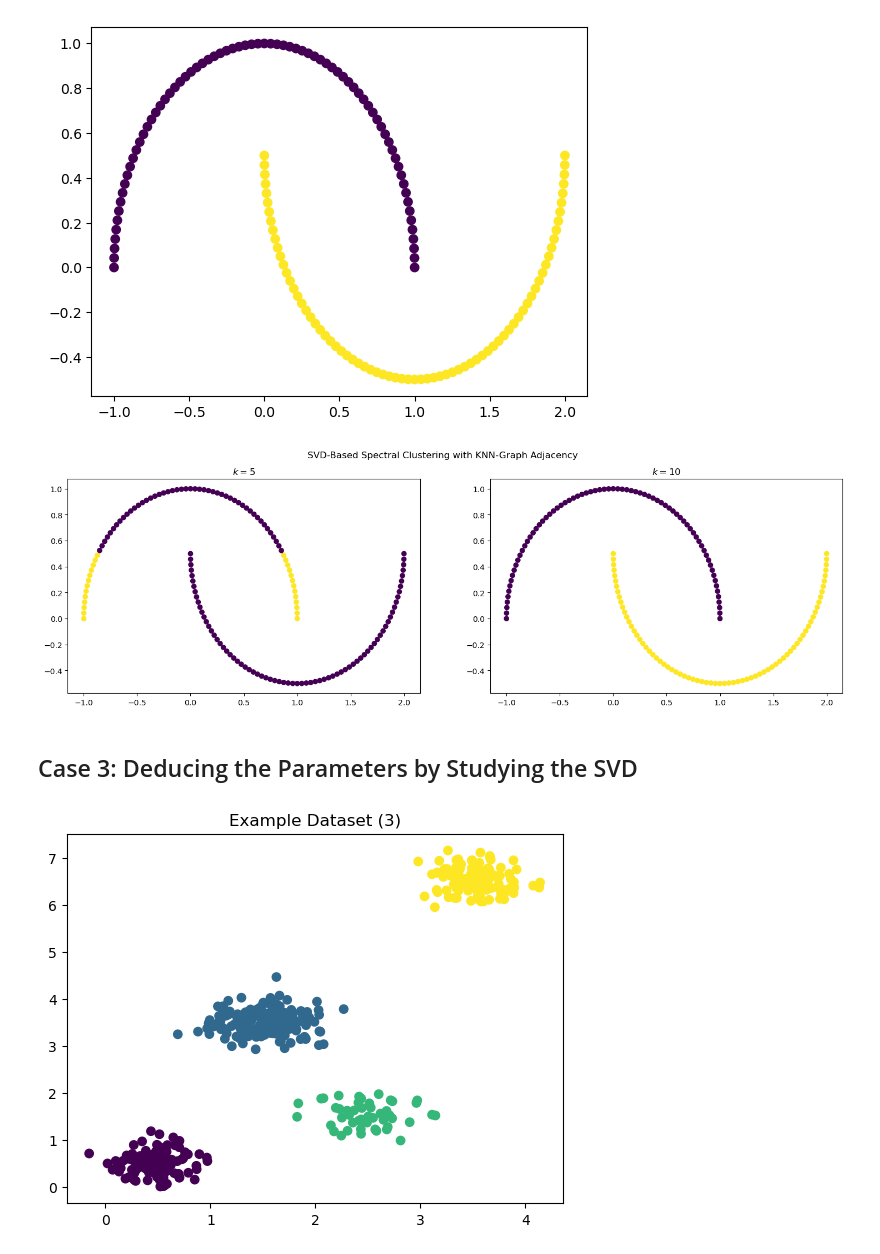
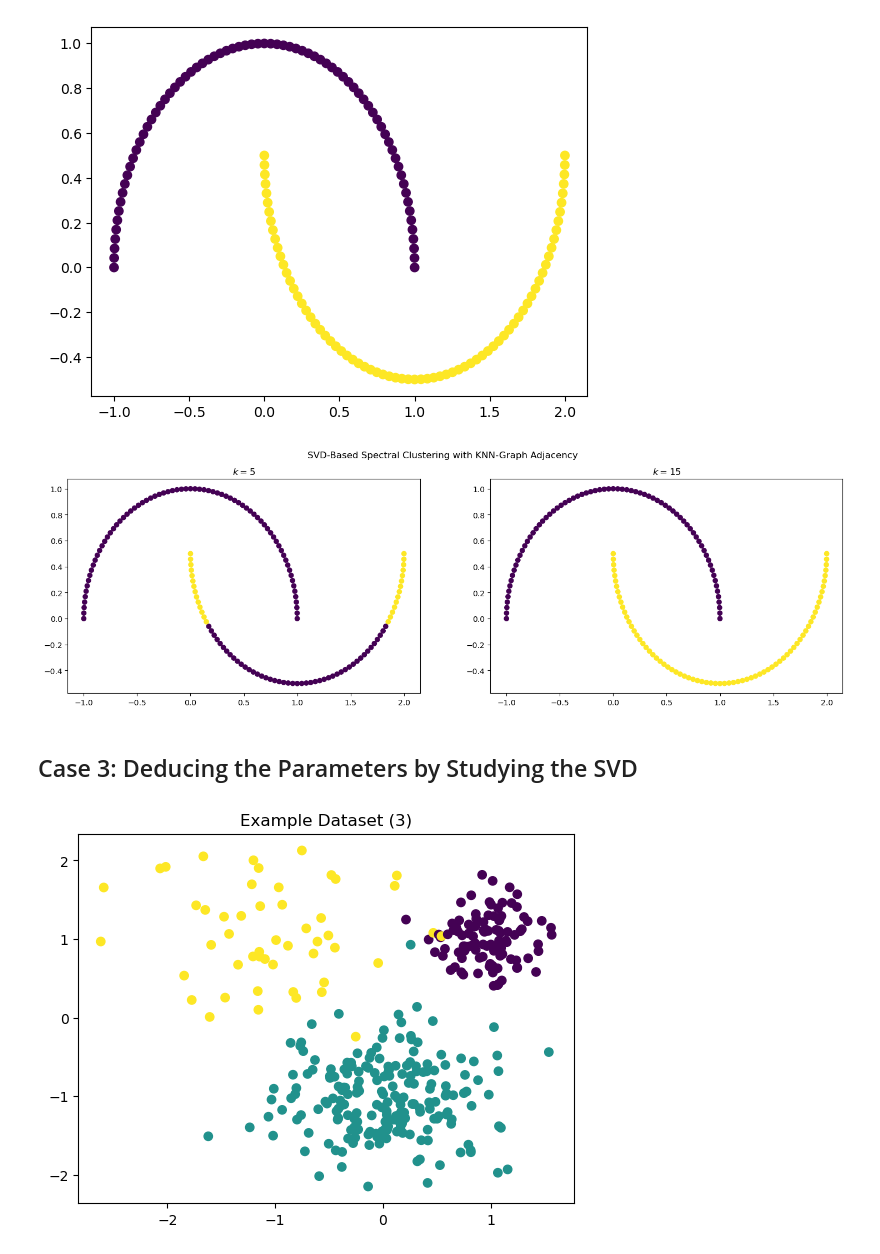
Before and after one commit to OdinMeng/MachineLearningBChallenges, a Jupyter notebook: PROJECT/demo_svd.ipynb, the cells around one changed output. Drawn from its saved outputs; the diff is of its cells as text; code cells hidden in the pictures.

```diff
--- a/PROJECT/demo_svd.ipynb
+++ b/PROJECT/demo_svd.ipynb
@@ -134,7 +185,7 @@ plt.show()
 [figure]
 # %%
 labels_1= SVDSpectralClustering(2, 2, None).fit_predict_kneighbors(X, 5)
-labels_2 = SVDSpectralClustering(2, 2, None).fit_predict_kneighbors(X, 10)
+labels_2 = SVDSpectralClustering(2, 2, None).fit_predict_kneighbors(X, 15)
 
 fig, axes = plt.subplots(1, 2, figsize = (18, 5))
 
@@ -143,28 +194,28 @@ axes[1].scatter(X[:, 0], X[:, 1], c=labels_2)
 
 
 axes[0].set_title("$k=5$")
-axes[1].set_title("$k=10$")
+axes[1].set_title("$k=15$")
 
 plt.suptitle("SVD-Based Spectral Clustering with KNN-Graph Adjacency")
 plt.show()
 # %% [output]
-[figure, old version]
+[figure, new version]
 # %% [markdown]
 ## Case 3: Deducing the Parameters by Studying the SVD
 # %%
 X, y, = make_blobs(
-    [100, 200, 50, 120],
+    [100, 200, 50],
     2,
-    centers=[(0.5, 0.5), (1.5, 3.5), (2.5, 1.5), (3.5, 6.5)],
-    cluster_std=[0.25, 0.25, 0.25, 0.25],
+    centers=[(1,1), (0, -1), (-1, 1)],
+    cluster_std=[0.3, 0.5, 0.6],
     random_state=42
 )
 
 plt.scatter(X[:, 0], X[:, 1], c=y)
 plt.title("Example Dataset (3)")
 plt.show()
 # %% [output]
-[figure, old version]
+[figure, new version]
 # %%
 sigma = 0.5
 def normal_similarity(X, Y):
```
Also changed, not shown: parts of 14 cells of this notebook, 14 other files.
